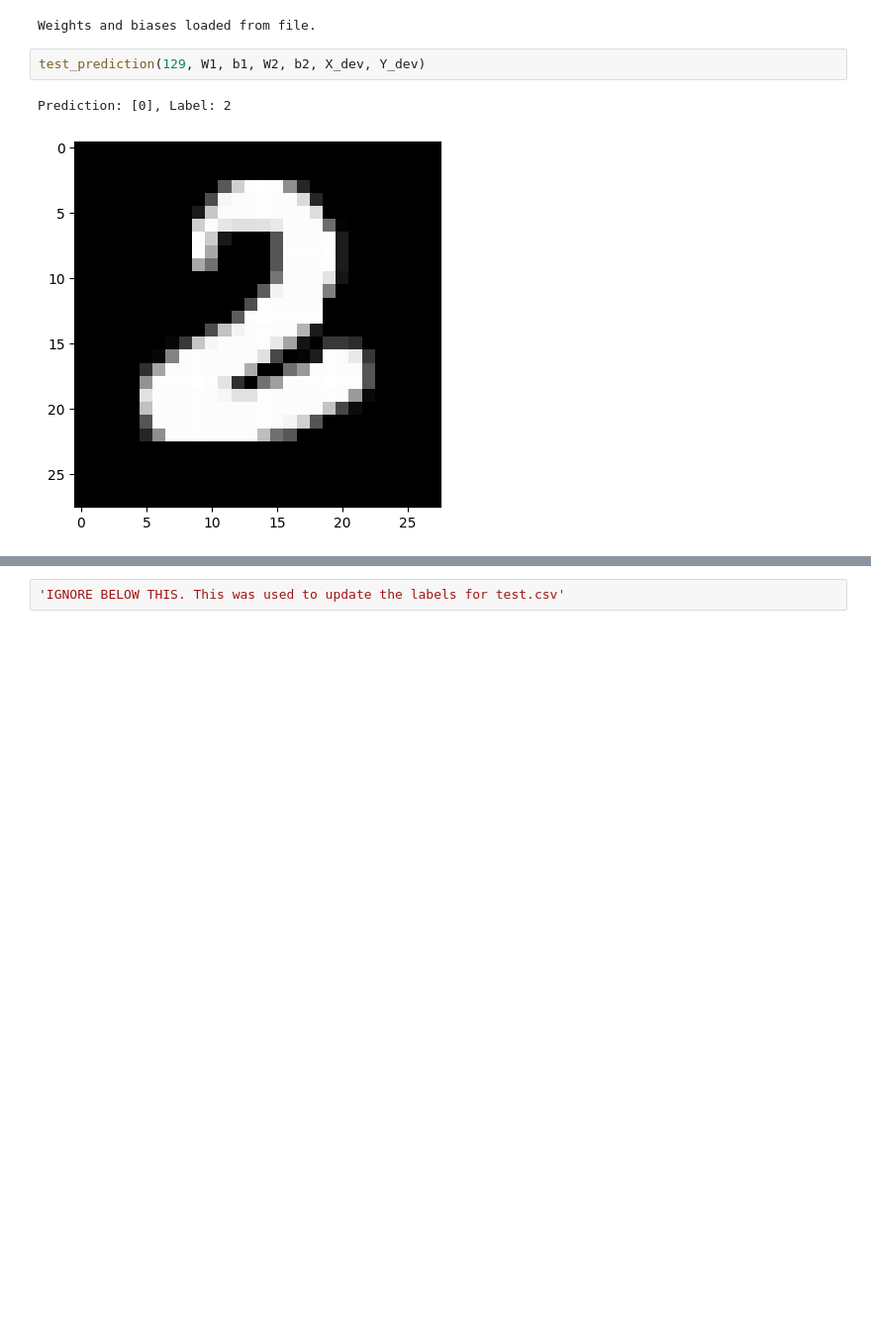
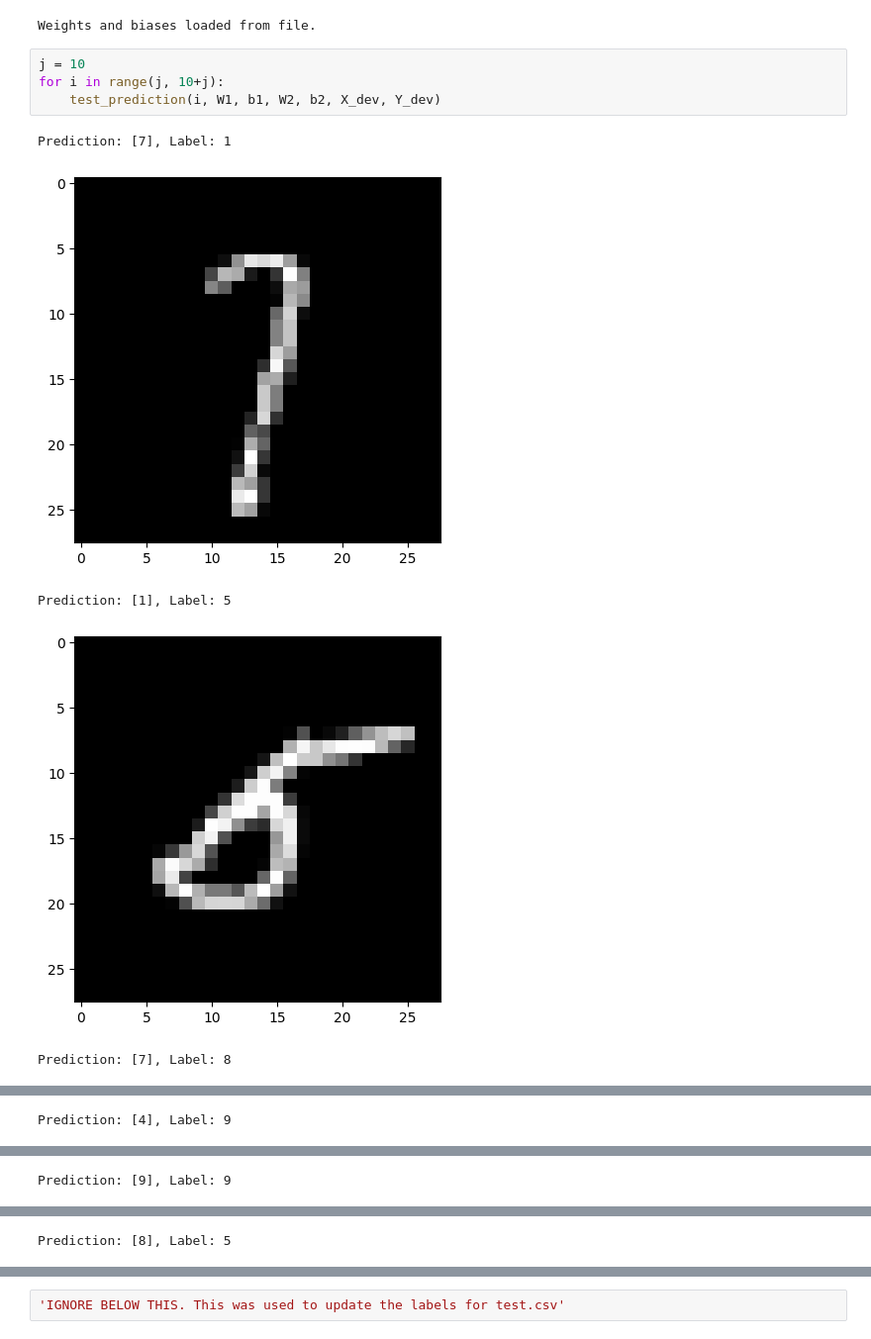
Before and after one commit to vepaan/NumberDetection, a Jupyter notebook: backend/model_run.ipynb, the cells around one changed output, grey strips where cells are left out. Shown at 99% size. Drawn from its saved outputs; the diff is of its cells as text; blank space fills up the shorter version.

```diff
--- a/backend/model_run.ipynb
+++ b/backend/model_run.ipynb
@@ -71,7 +71,12 @@ X_dev = X_dev.T
 # %% [output]
 Weights and biases loaded from file.
 # %%
-test_prediction(129, W1, b1, W2, b2, X_dev, Y_dev)
+j = 10
+for i in range(j, 10+j):
+    test_prediction(i, W1, b1, W2, b2, X_dev, Y_dev)
 # %% [output]
-Prediction: [0], Label: 2
+Prediction: [7], Label: 1
-[figure, old version]
+[figure, new version]
+Prediction: [1], Label: 5
+[figure, added]
+Prediction: [7], Label: 8
@@ -77,0 +84 @@ Prediction: [0], Label: 2
+Prediction: [4], Label: 9
@@ -77,0 +86 @@ Prediction: [0], Label: 2
+Prediction: [9], Label: 9
@@ -77,0 +88 @@ Prediction: [0], Label: 2
+Prediction: [8], Label: 5
```
Also changed, not shown: parts of 2 cells of this notebook, 2 other files.
